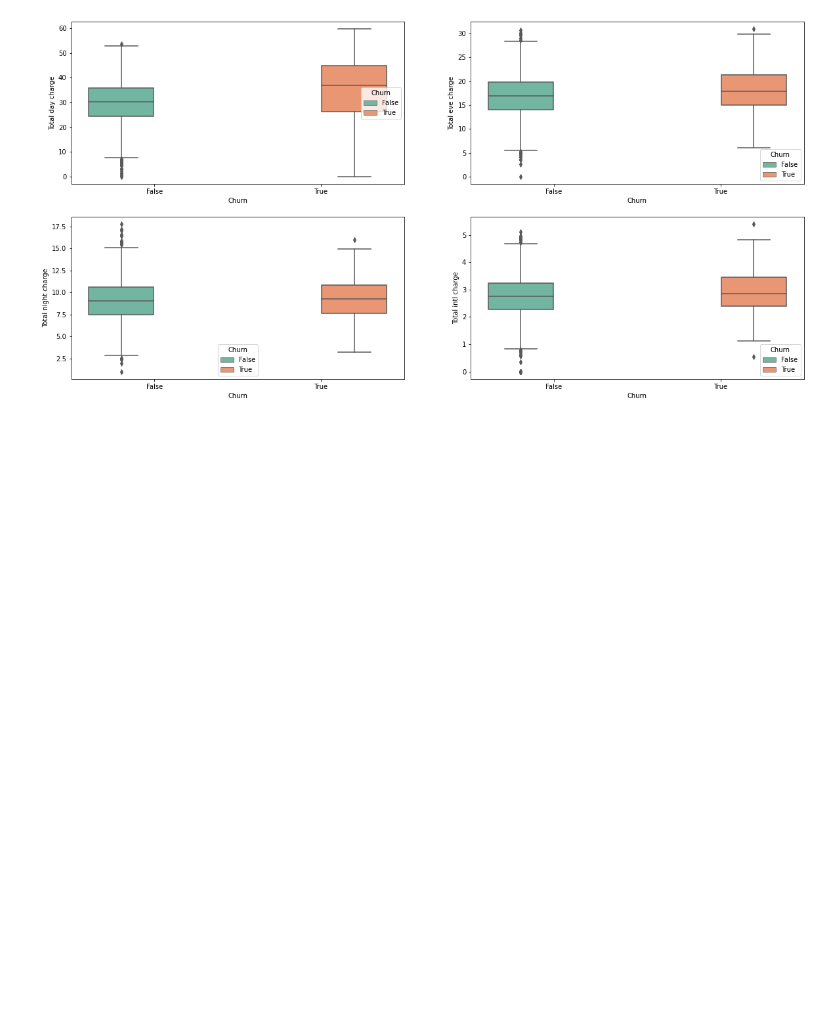
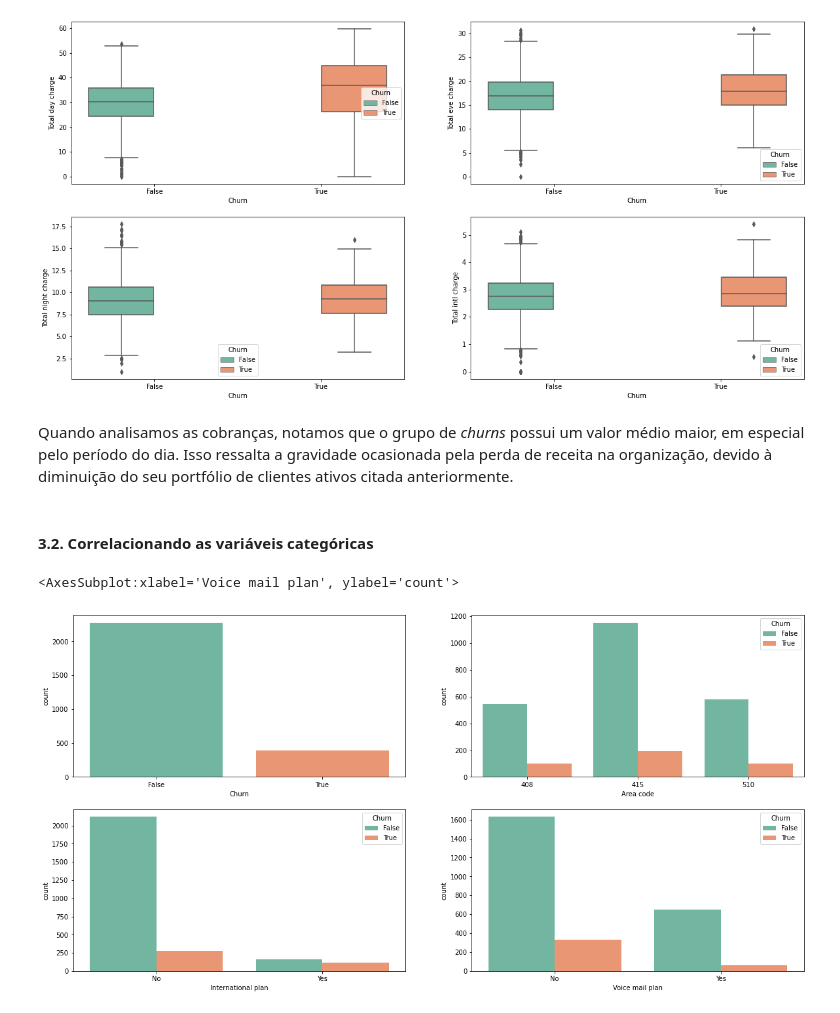
Before and after one commit to lucas-sls/Telecom_Churn, a Jupyter notebook: Telecom_churn.ipynb, the cells around one changed output. Drawn from its saved outputs; the diff is of its cells as text; code cells hidden in the pictures; blank space fills up the shorter version.

```diff
--- a/Telecom_churn.ipynb
+++ b/Telecom_churn.ipynb
@@ -306,3 +318,17 @@ sns.boxplot(y='Total intl charge',x = 'Churn', hue = 'Churn',data = df_treino, a
 # %% [output]
 <AxesSubplot:xlabel='Churn', ylabel='Total intl charge'>
 [figure]
+# %% [markdown]
+Quando analisamos as cobranças, notamos que o grupo de *churns* possui um valor médio maior, em especial pelo período do dia. Isso ressalta a gravidade ocasionada pela perda de receita na organização, devido à diminuição do seu portfólio de clientes ativos citada anteriormente.
+# %% [markdown]
+#### 3.2. Correlacionando as variáveis categóricas
+# %%
+fig , axarr = plt.subplots(2, 2, figsize=(20, 10))
+palette = 'Set2'
+sns.countplot(x= 'Churn', data = df_treino, ax=axarr[0][0], palette=palette)
+sns.countplot(x='Area code', hue = 'Churn',data = df_treino, ax=axarr[0][1], palette=palette)
+sns.countplot(x='International plan', hue = 'Churn',data = df_treino, ax=axarr[1][0], palette=palette)
+sns.countplot(x='Voice mail plan', hue = 'Churn',data = df_treino, ax=axarr[1][1], palette=palette)
+# %% [output]
+<AxesSubplot:xlabel='Voice mail plan', ylabel='count'>
+[figure, added]
```
Also changed, not shown: parts of 5 cells of this notebook.
